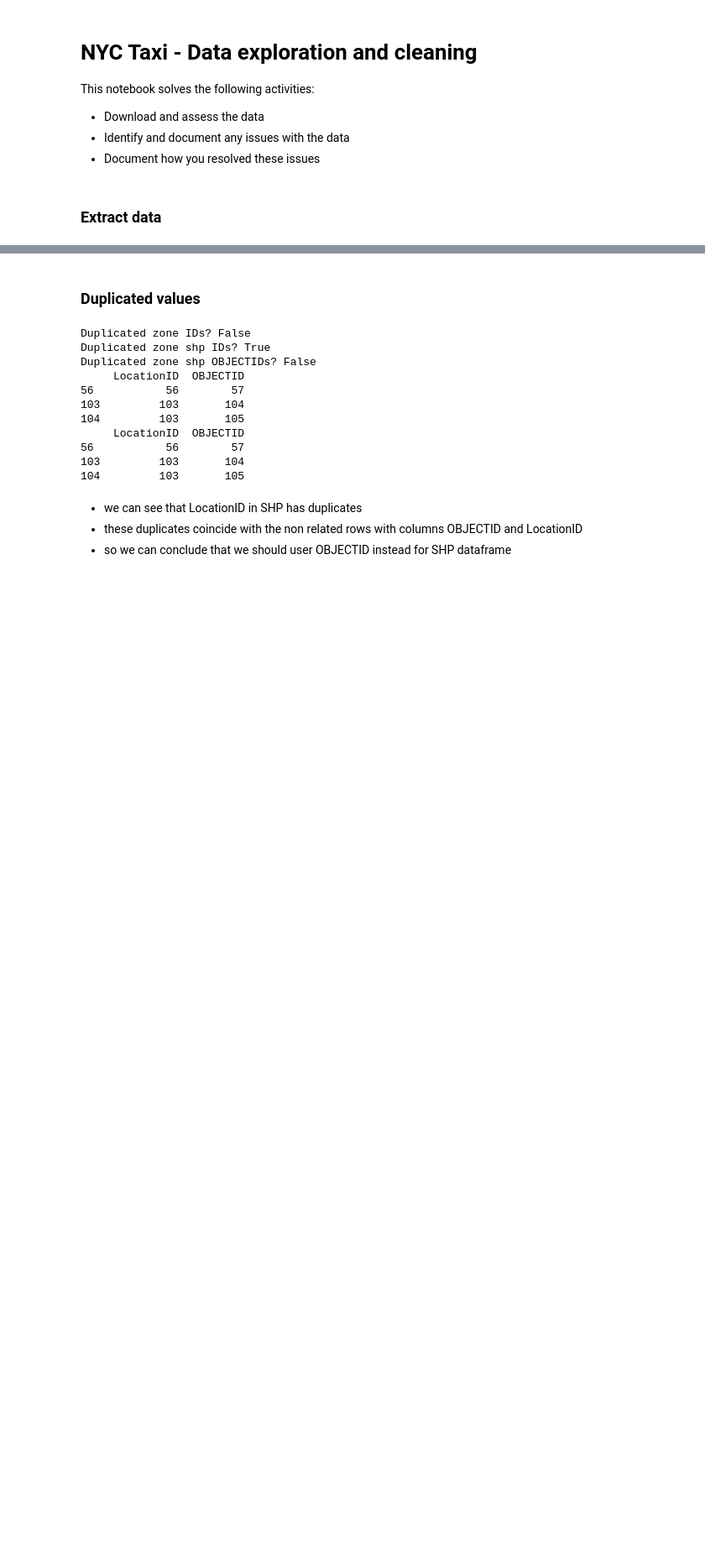
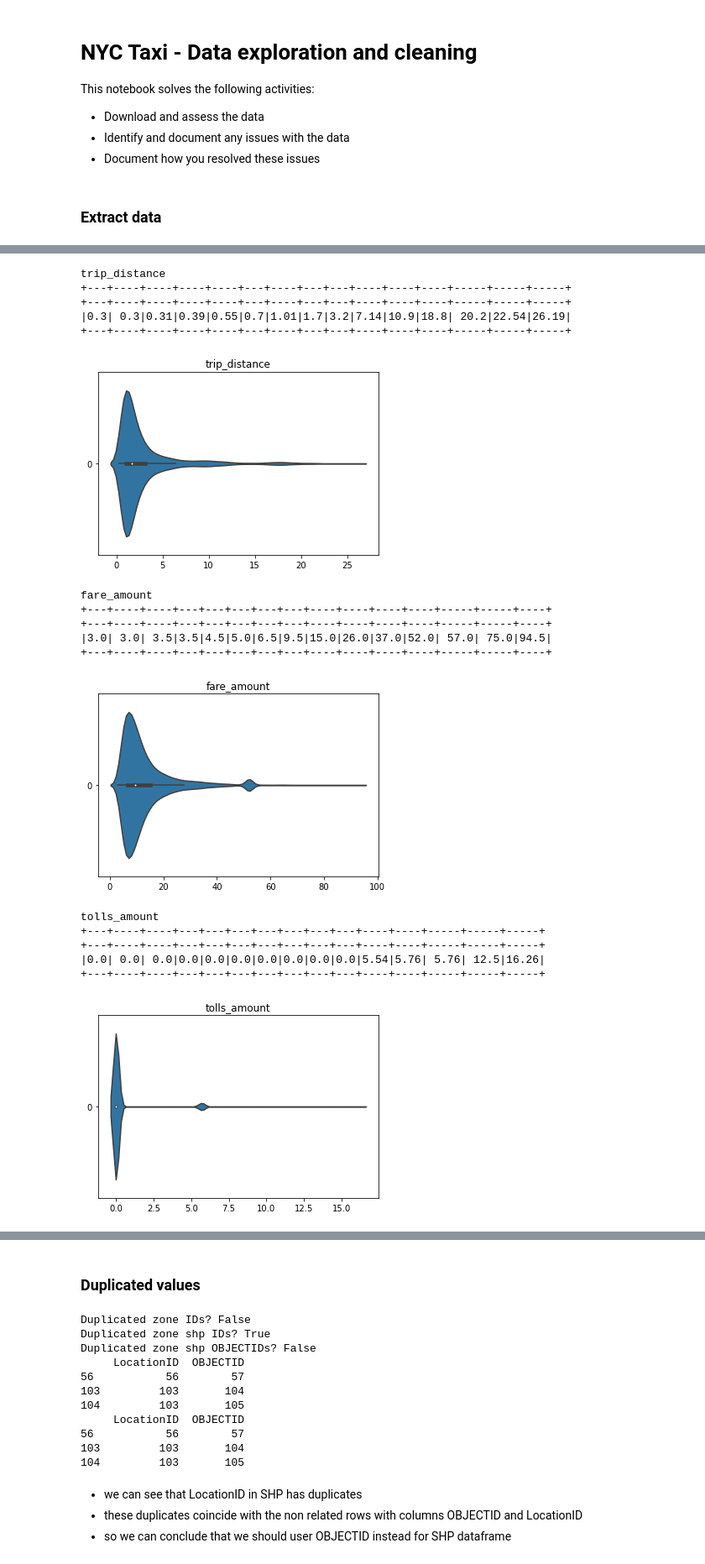
Before and after one commit to joanbn/NYCTaxi, a Jupyter notebook: notebooks/data_exploration_cleaning.ipynb, the cells around one changed output, grey strips where cells are left out. Shown: that part at 84% size. Drawn from its saved outputs; the diff is of its cells as text; code cells hidden in the pictures; blank space fills up the shorter version.

```diff
--- a/notebooks/data_exploration_cleaning.ipynb
+++ b/notebooks/data_exploration_cleaning.ipynb
@@ -261,0 +271,52 @@ which can be possible.
+# %%
+dict_remove = {
+        "trip_distance":[0.01, 0.999],
+        "fare_amount":[0.001, 0.999],
+        "tolls_amount":[0.0, 0.999],
+        "total_amount":[0.001, 0.999],
+        "duration_in_min":[0.005, 0.995],
+        "tip_amount":[0.0, 0.999],
+    }
+
+for key_remove in dict_remove:
+    # remove values below percentile
+    psdf_taxi = psdf_taxi.withColumn(key_remove,\
+        func.when(func.col(key_remove) < psdf_taxi.agg(\
+        func.expr(f'percentile({key_remove}, \
+        {dict_remove[key_remove][0]})')).collect()[0][0], func.lit(None)).\
+        otherwise(func.col(key_remove)))
+
+    # remove values above percentile
+    psdf_taxi = psdf_taxi.withColumn(key_remove,\
+        func.when(func.col(key_remove) > psdf_taxi.agg(\
+        func.expr(f'percentile({key_remove}, \
+        {dict_remove[key_remove][1]})')).collect()[0][0], func.lit(None)).\
+        otherwise(func.col(key_remove)))
+# %%
+# let's check the distribution after removing outliers
+df_basic_stats = psdf_taxi.sample(0.01).toPandas()
+for column in dict_remove:
+    print(column)
+    prep.show_detailed_percentiles(psdf_taxi, column)
+    ax = sns.violinplot(data=df_basic_stats[column], orient='h')
+    ax.set_title(column)
+    plt.show()
+# %% [output]
+trip_distance
++---+----+----+----+----+---+----+---+---+----+----+----+-----+-----+-----+
++---+----+----+----+----+---+----+---+---+----+----+----+-----+-----+-----+
+|0.3| 0.3|0.31|0.39|0.55|0.7|1.01|1.7|3.2|7.14|10.9|18.8| 20.2|22.54|26.19|
++---+----+----+----+----+---+----+---+---+----+----+----+-----+-----+-----+
+[figure, added]
+fare_amount
++---+----+----+---+---+---+---+---+----+----+----+----+-----+-----+----+
++---+----+----+---+---+---+---+---+----+----+----+----+-----+-----+----+
+|3.0| 3.0| 3.5|3.5|4.5|5.0|6.5|9.5|15.0|26.0|37.0|52.0| 57.0| 75.0|94.5|
++---+----+----+---+---+---+---+---+----+----+----+----+-----+-----+----+
+[figure, added]
+tolls_amount
++---+----+----+---+---+---+---+---+---+---+----+----+-----+-----+-----+
++---+----+----+---+---+---+---+---+---+---+----+----+-----+-----+-----+
+|0.0| 0.0| 0.0|0.0|0.0|0.0|0.0|0.0|0.0|0.0|5.54|5.76| 5.76| 12.5|16.26|
++---+----+----+---+---+---+---+---+---+---+----+----+-----+-----+-----+
+[figure, added]
```
Also changed, not shown: parts of 27 cells of this notebook, 8 other files.
